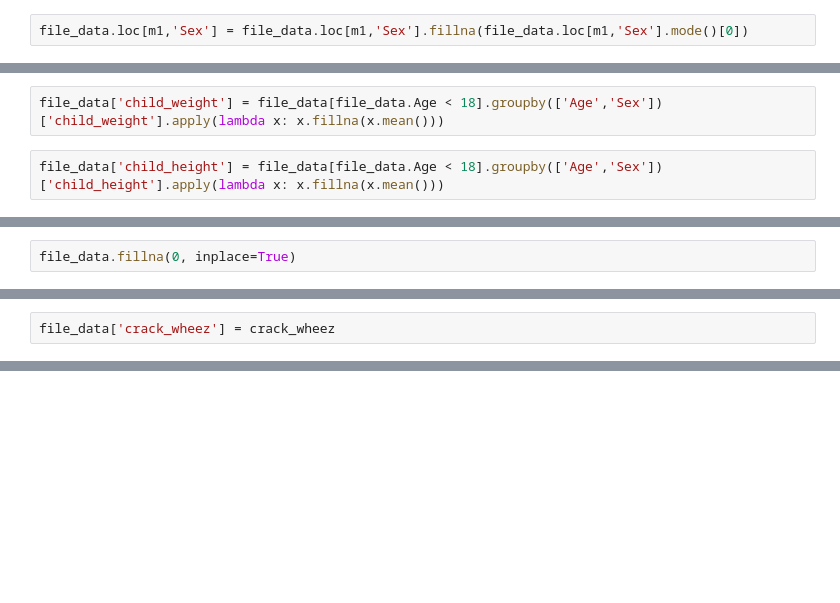
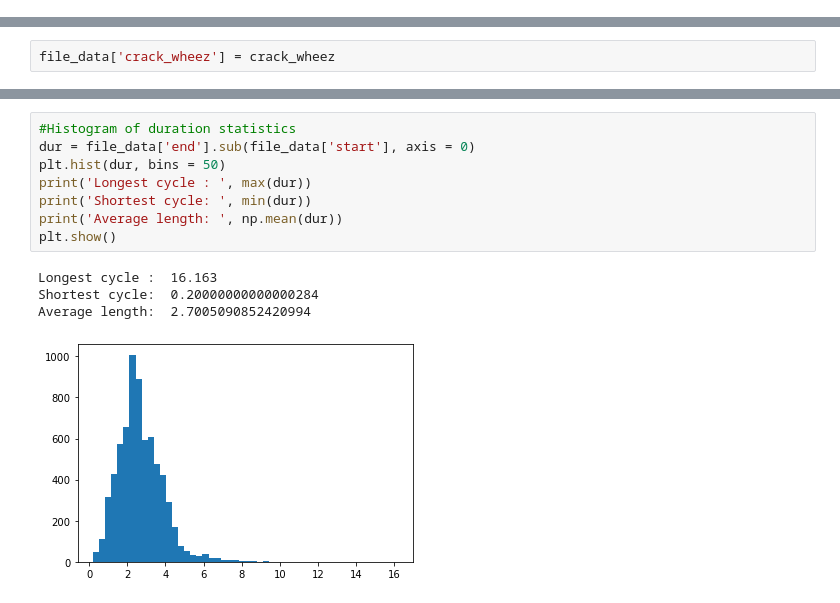
Before and after one commit to priyanshi9692/Adaptive-and-Heuristic-AI-enabled-IoT-Edge-for-high-risk-and-rural-patients, a Jupyter notebook: machinelearning/Respiratory/Respiratory - Data Preprocessing.ipynb, the cells around one changed output, grey strips where cells are left out. Cells and saved outputs as stored; diff of their text form; blank space fills up the shorter version.

```diff
--- a/machinelearning/Respiratory/Respiratory - Data Preprocessing.ipynb
+++ b/machinelearning/Respiratory/Respiratory - Data Preprocessing.ipynb
@@ -254,2 +83,0 @@ file_data.loc[m1,'Age'] = file_data.loc[m1,'Age'].fillna(file_data.loc[m1,'Age']
-# %%
-file_data.loc[m1,'Sex'] = file_data.loc[m1,'Sex'].fillna(file_data.loc[m1,'Sex'].mode()[0])
@@ -274,4 +83,0 @@ df['adult_BMI'] = file_data[file_data.Age > 18].groupby(['Age','Sex'])['adult_BM
-# %%
-file_data['child_weight'] = file_data[file_data.Age < 18].groupby(['Age','Sex'])['child_weight'].apply(lambda x: x.fillna(x.mean()))
-# %%
-file_data['child_height'] = file_data[file_data.Age < 18].groupby(['Age','Sex'])['child_height'].apply(lambda x: x.fillna(x.mean()))
@@ -295,2 +83,0 @@ dtype: int64
-# %%
-file_data.fillna(0, inplace=True)
@@ -396,0 +128,13 @@ file_data['crack_wheez'] = crack_wheez
+# %%
+#Histogram of duration statistics
+dur = file_data['end'].sub(file_data['start'], axis = 0)
+plt.hist(dur, bins = 50)
+print('Longest cycle : ', max(dur))
+print('Shortest cycle: ', min(dur))
+print('Average length: ', np.mean(dur))
+plt.show()
+# %% [output]
+Longest cycle :  16.163
+Shortest cycle:  0.20000000000000284
+Average length:  2.7005090852420994
+[figure, added]
```
Also changed, not shown: parts of 91 cells of this notebook, 1 other file.
